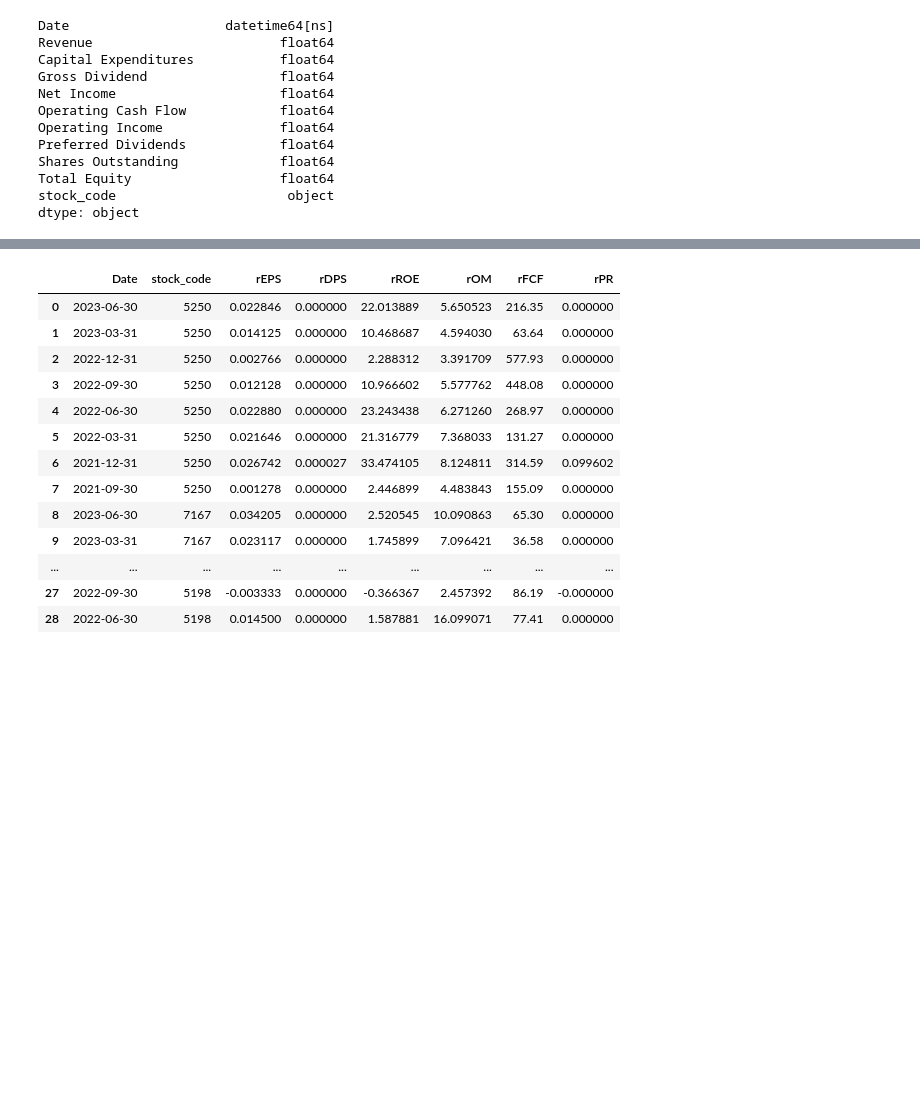
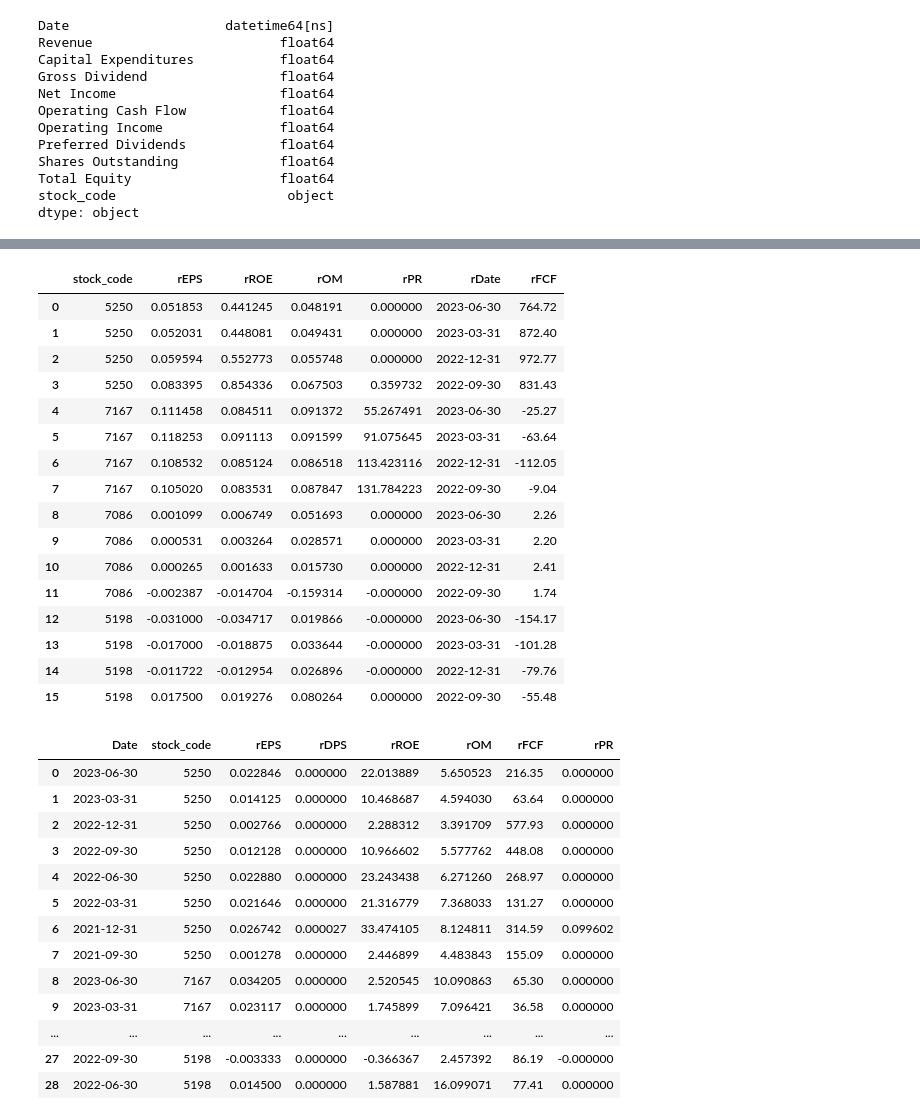
Before and after one commit to aidan-swin/Stock-Investment-Strategy, a Jupyter notebook: website/5_Div_Foundation_Analysis_PartIII.ipynb, the cells around one changed output, grey strips where cells are left out. Drawn from its saved outputs; the diff is of its cells as text; code cells hidden in the pictures; blank space fills up the shorter version.

```diff
--- a/website/5_Div_Foundation_Analysis_PartII.ipynb
+++ b/website/5_Div_Foundation_Analysis_PartIII.ipynb
@@ -275,0 +342,52 @@ dtype: object
+# %%
+unique_stock_codes = results_df['stock_code'].unique()
+unique_stock_codes
+resulting_df = pd.DataFrame(columns=['stock_code', 'rEPS', 'rROE', 'rOM', 'rPR', 'rDate'])
+
+
+for stock_code in unique_stock_codes:
+    filtered_df = results_df[results_df['stock_code'] == stock_code]
+    filtered_df = filtered_df.reset_index(drop=True)  # Reset the index to 0
+    print(len(filtered_df))
+
+    for i in range(4, len(filtered_df)):
+            # Calculate the average of the last four quarters' capital expenditures
+            average_shares = sum(filtered_df['Shares Outstanding'].iloc[i - 4:i]) / 4 # The value index in the iloc second argument is not included to sum eg. 0:2 is summing record 0 and 1 only
+            average_equity = sum(filtered_df['Total Equity'].iloc[i - 4:i]) / 4
+
+            sum_income = sum(filtered_df['Net Income'].iloc[i - 4:i])
+            sum_revenue = sum(filtered_df['Revenue'].iloc[i - 4:i])
+            sum_operating_income = sum(filtered_df['Operating Income'].iloc[i - 4:i])
+            sum_gross_dividend = sum(filtered_df['Gross Dividend'].iloc[i - 4:i])
+            sum_operating_cash_flow = sum(filtered_df['Operating Cash Flow'].iloc[i - 4:i])
+            sum_capital_expenditures = sum(filtered_df['Capital Expenditures'].iloc[i - 4:i])
+
+            print("Sum of net income ", sum_income)
+            print("Average of shares outstanding ", average_shares)
+
+
+            # Create a dictionary with the calculated values
+            calculated_data = {
+                'stock_code': stock_code,
+                'rEPS': sum_income / average_shares,
+                'rROE': sum_income / average_equity,
+                'rOM': sum_operating_income / sum_revenue,
+                'rPR': sum_gross_dividend / (sum_income / average_shares),  # Use the calculated rEPS
+                'rFCF': sum_operating_cash_flow - sum_capital_expenditures,
+                'rDate': filtered_df['Date'].iloc[i - 4],
+            }
+
+            print("EPS ",i-3, " ",row['rEPS'])
+            print("ROE ",i-3, " ",row['rROE'])
+            print("OM ",i-3, " ",row['rOM'])
+            print("PR ",i-3, " ",row['rPR'])
+            print("\n")
+
+            # Append the dictionary as a new row to the resulting DataFrame
+            resulting_df = resulting_df.append(calculated_data, ignore_index=True)
+
+
+    print(f"Stock Code: {stock_code}")
+    print("\n")
+resulting_df
+# %% [output]
@@ -276,3 +411,20 @@ dtype: object
+|  | stock_code | rEPS | rROE | rOM | rPR | rDate | rFCF |
+| 0 | 5250 | 0.051853 | 0.441245 | 0.048191 | 0.000000 | 2023-06-30 | 764.72 |
+| 1 | 5250 | 0.052031 | 0.448081 | 0.049431 | 0.000000 | 2023-03-31 | 872.40 |
+| 2 | 5250 | 0.059594 | 0.552773 | 0.055748 | 0.000000 | 2022-12-31 | 972.77 |
+| 3 | 5250 | 0.083395 | 0.854336 | 0.067503 | 0.359732 | 2022-09-30 | 831.43 |
+| 4 | 7167 | 0.111458 | 0.084511 | 0.091372 | 55.267491 | 2023-06-30 | -25.27 |
+| 5 | 7167 | 0.118253 | 0.091113 | 0.091599 | 91.075645 | 2023-03-31 | -63.64 |
+| 6 | 7167 | 0.108532 | 0.085124 | 0.086518 | 113.423116 | 2022-12-31 | -112.05 |
+| 7 | 7167 | 0.105020 | 0.083531 | 0.087847 | 131.784223 | 2022-09-30 | -9.04 |
+| 8 | 7086 | 0.001099 | 0.006749 | 0.051693 | 0.000000 | 2023-06-30 | 2.26 |
+| 9 | 7086 | 0.000531 | 0.003264 | 0.028571 | 0.000000 | 2023-03-31 | 2.20 |
+| 10 | 7086 | 0.000265 | 0.001633 | 0.015730 | 0.000000 | 2022-12-31 | 2.41 |
+| 11 | 7086 | -0.002387 | -0.014704 | -0.159314 | -0.000000 | 2022-09-30 | 1.74 |
+| 12 | 5198 | -0.031000 | -0.034717 | 0.019866 | -0.000000 | 2023-06-30 | -154.17 |
+| 13 | 5198 | -0.017000 | -0.018875 | 0.033644 | -0.000000 | 2023-03-31 | -101.28 |
+| 14 | 5198 | -0.011722 | -0.012954 | 0.026896 | -0.000000 | 2022-12-31 | -79.76 |
+| 15 | 5198 | 0.017500 | 0.019276 | 0.080264 | 0.000000 | 2022-09-30 | -55.48 |
 # %%
 import pandas as pd
 
```
Also changed, not shown: parts of 6 cells of this notebook, 1 other file.
